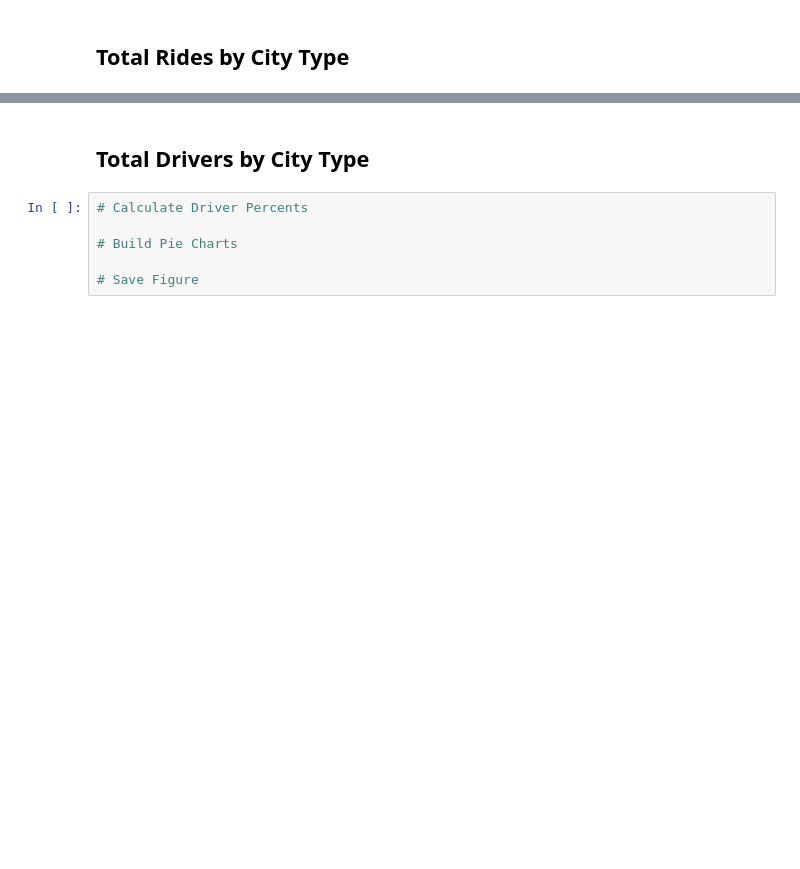
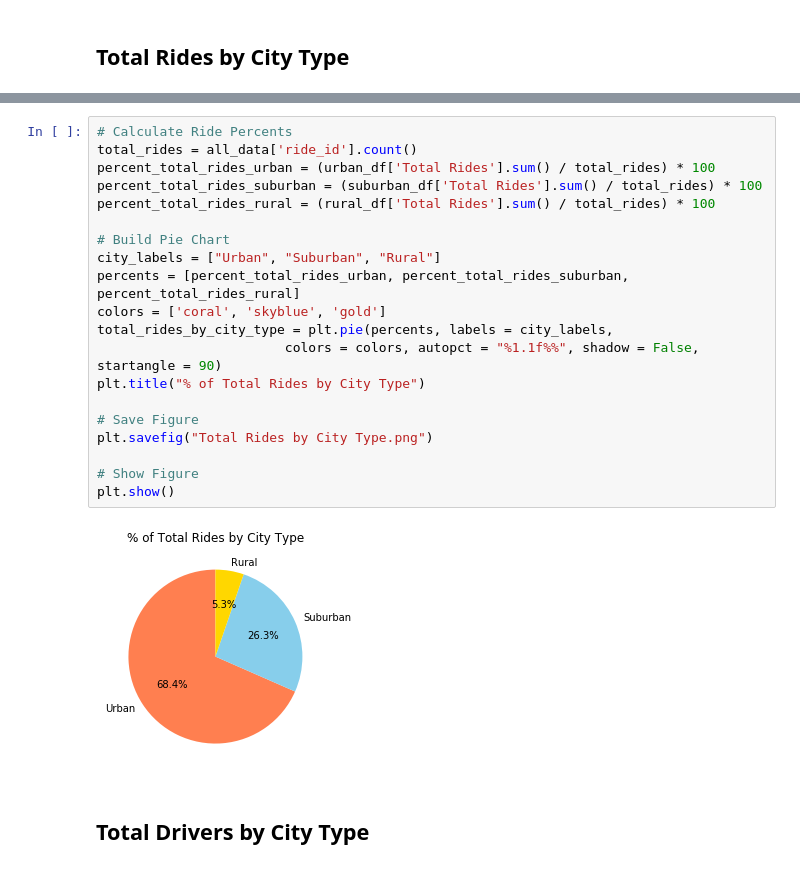
Before and after one commit to klucas11/Pyber-Ride-Share, a Jupyter notebook: pyber_starter.ipynb, the cells around one changed output, grey strips where cells are left out. Cells and saved outputs as stored; diff of their text form; blank space fills up the shorter version.

```diff
--- a/pyber_starter.ipynb
+++ b/pyber_starter.ipynb
@@ -175,8 +117,24 @@ plt.show()
+# %%
+# Calculate Ride Percents
+total_rides = all_data['ride_id'].count()
+percent_total_rides_urban = (urban_df['Total Rides'].sum() / total_rides) * 100
+percent_total_rides_suburban = (suburban_df['Total Rides'].sum() / total_rides) * 100
+percent_total_rides_rural = (rural_df['Total Rides'].sum() / total_rides) * 100
+
+# Build Pie Chart
+city_labels = ["Urban", "Suburban", "Rural"]
+percents = [percent_total_rides_urban, percent_total_rides_suburban, percent_total_rides_rural]
+colors = ['coral', 'skyblue', 'gold']
+total_rides_by_city_type = plt.pie(percents, labels = city_labels,
+                        colors = colors, autopct = "%1.1f%%", shadow = False, startangle = 90)
+plt.title("% of Total Rides by City Type")
+
+# Save Figure
+plt.savefig("Total Rides by City Type.png")
+
+# Show Figure
+plt.show()
+# %% [output]
+[figure, added]
 # %% [markdown]
 ## Total Drivers by City Type
-# %%
-# Calculate Driver Percents
-
-# Build Pie Charts
-
-# Save Figure
```
Also changed, not shown: parts of 9 cells of this notebook.
